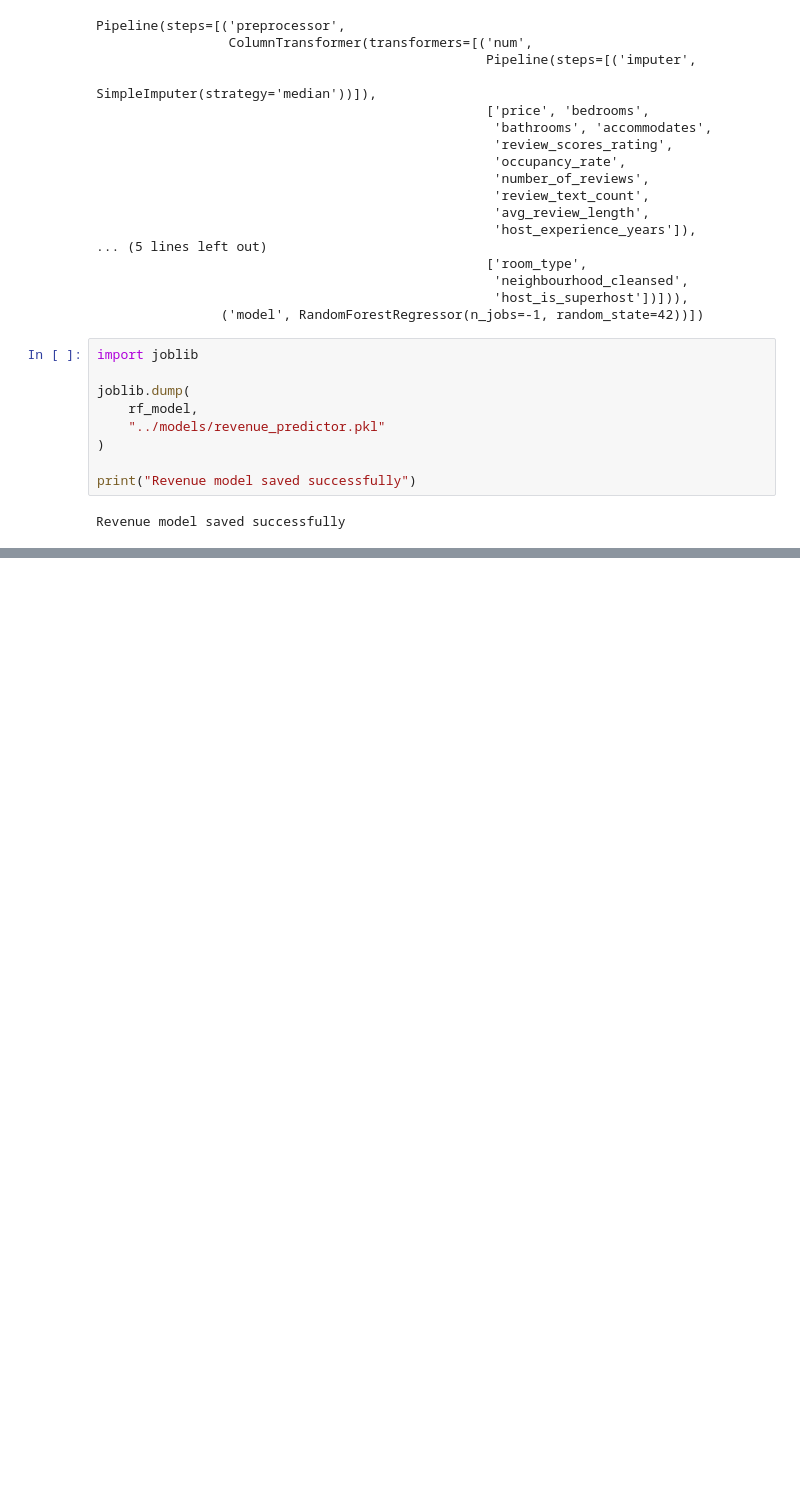
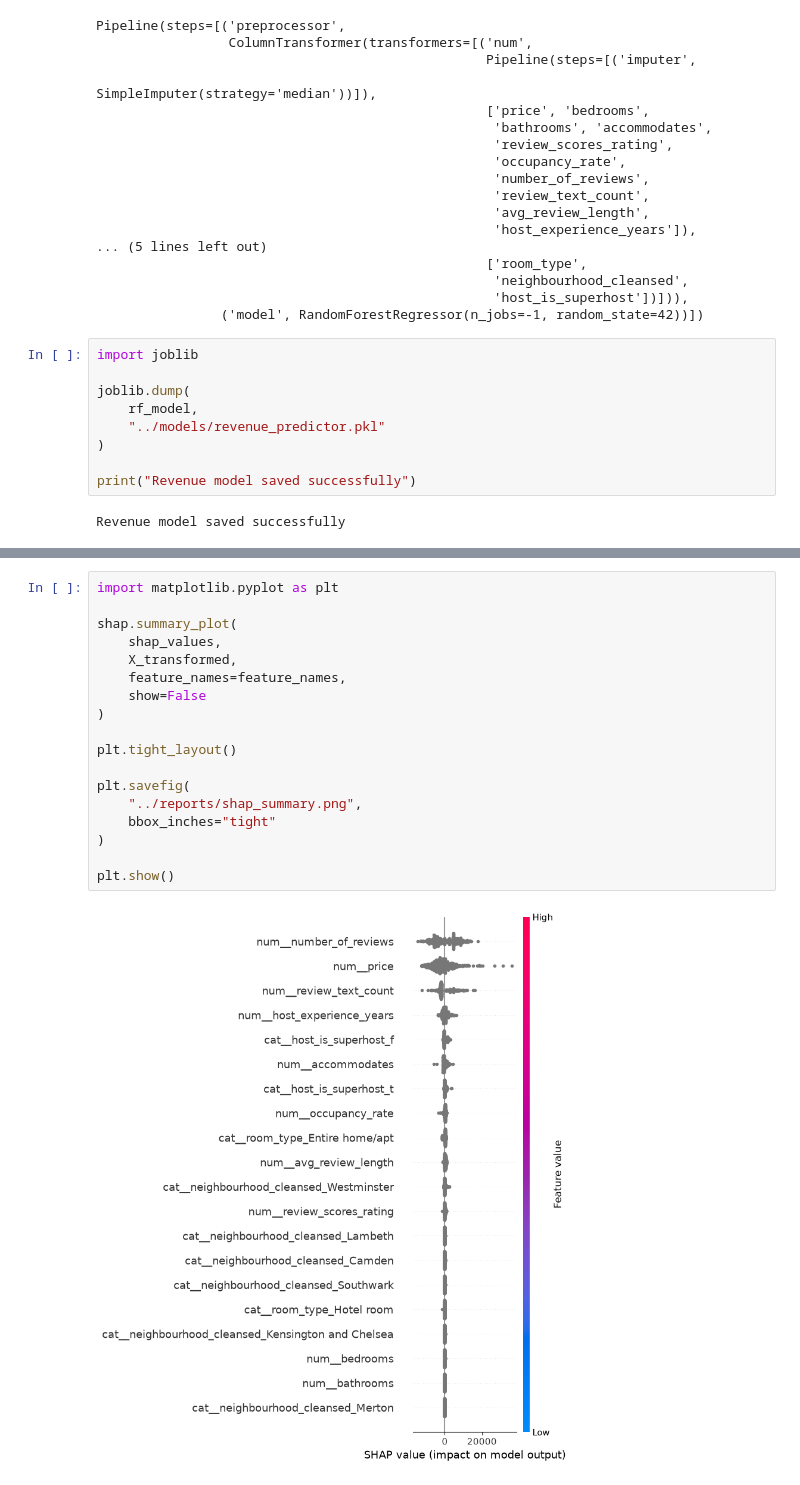
Before and after one commit to gima2003/expernetic-airbnb-data-engineering, a Jupyter notebook: notebooks/05_machine_learning.ipynb, the cells around one changed output, grey strips where cells are left out. Drawn from its saved outputs; the diff is of its cells as text; blank space fills up the shorter version.

```diff
--- a/notebooks/05_machine_learning.ipynb
+++ b/notebooks/05_machine_learning.ipynb
@@ -545,0 +740,20 @@ Revenue model saved successfully
+# %%
+import matplotlib.pyplot as plt
+
+shap.summary_plot(
+    shap_values,
+    X_transformed,
+    feature_names=feature_names,
+    show=False
+)
+
+plt.tight_layout()
+
+plt.savefig(
+    "../reports/shap_summary.png",
+    bbox_inches="tight"
+)
+
+plt.show()
+# %% [output]
+[figure, added]
```
Also changed, not shown: parts of 20 cells of this notebook, 4 other files.
